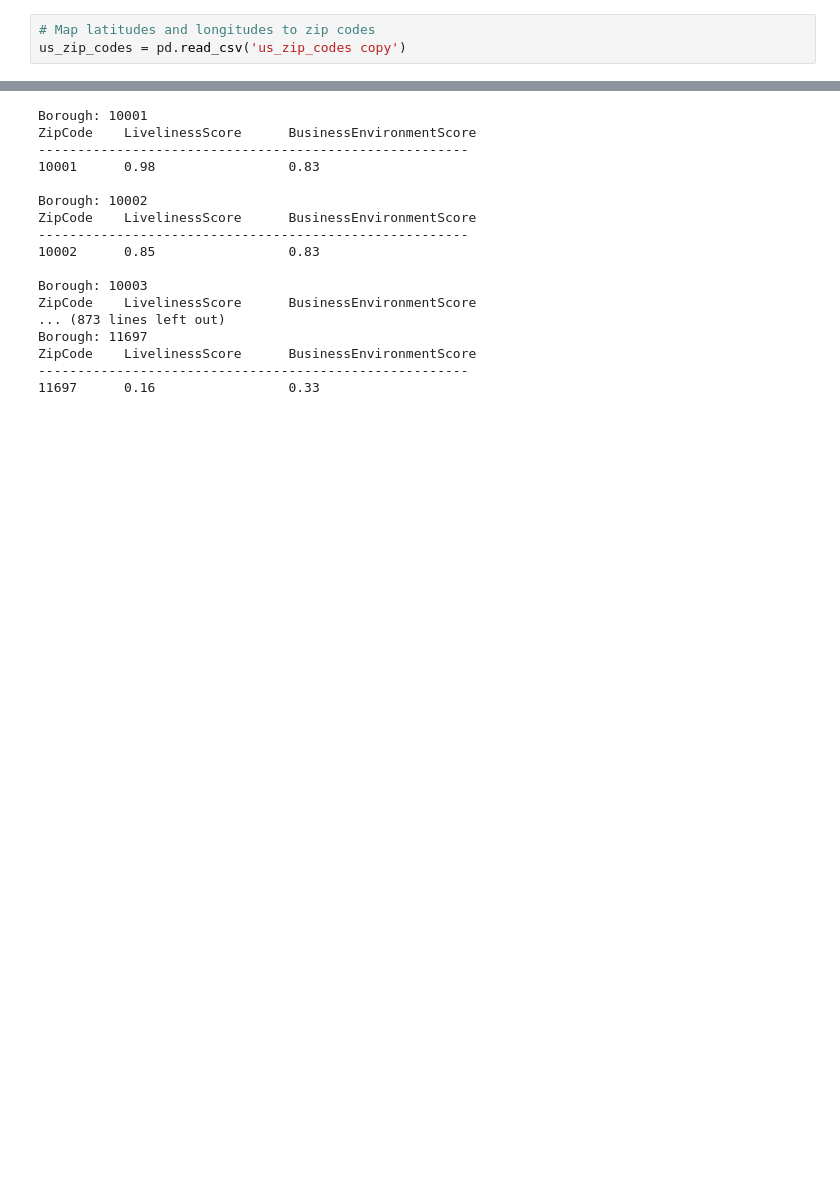
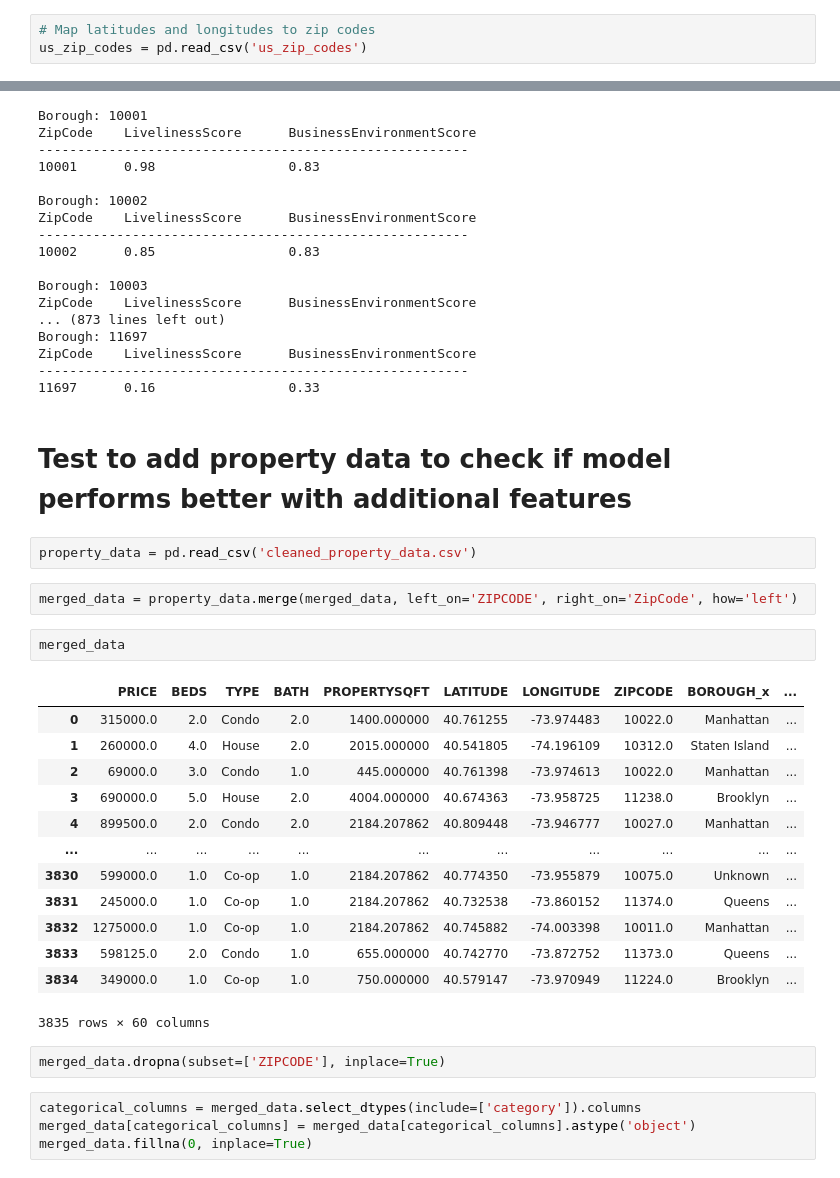
Before and after one commit to NikAkt/reiah, a Jupyter notebook: data_analytics_1/connect/connect_2_zip_2.ipynb, the cells around one changed output, grey strips where cells are left out. Cells and saved outputs as stored; diff of their text form; blank space fills up the shorter version.

```diff
--- a/data_analytics_1/connect/connect_2_zip_2.ipynb
+++ b/data_analytics_1/connect/connect_2_zip_2.ipynb
@@ -118,7 +118,7 @@ merged_data['LivelinessScore'] = np.log1p(merged_data['passenger_count'])
 merged_data['LivelinessScore'] = (merged_data['LivelinessScore'] - merged_data['LivelinessScore'].min()) / (merged_data['LivelinessScore'].max() - merged_data['LivelinessScore'].min())
 # %%
 # Map latitudes and longitudes to zip codes
-us_zip_codes = pd.read_csv('us_zip_codes copy')
+us_zip_codes = pd.read_csv('us_zip_codes')
 # %%
 # Rename columns to match your data
 us_zip_codes = us_zip_codes.rename(columns={'ZIP': 'ZipCode', 'LAT': 'Latitude', 'LNG': 'Longitude'})
@@ -183,3 +183,31 @@ Borough: 11697
 ZipCode    LivelinessScore      BusinessEnvironmentScore
 -------------------------------------------------------
 11697      0.16                 0.33
+# %% [markdown]
+# Test to add property data to check if model performs better with additional features
+# %%
+property_data = pd.read_csv('cleaned_property_data.csv')
+# %%
+merged_data = property_data.merge(merged_data, left_on='ZIPCODE', right_on='ZipCode', how='left')
+# %%
+merged_data
+# %% [output]
+|  | PRICE | BEDS | TYPE | BATH | PROPERTYSQFT | LATITUDE | LONGITUDE | ZIPCODE | BOROUGH_x | ... |
+| 0 | 315000.0 | 2.0 | Condo | 2.0 | 1400.000000 | 40.761255 | -73.974483 | 10022.0 | Manhattan | ... |
+| 1 | 260000.0 | 4.0 | House | 2.0 | 2015.000000 | 40.541805 | -74.196109 | 10312.0 | Staten Island | ... |
+| 2 | 69000.0 | 3.0 | Condo | 1.0 | 445.000000 | 40.761398 | -73.974613 | 10022.0 | Manhattan | ... |
+| 3 | 690000.0 | 5.0 | House | 2.0 | 4004.000000 | 40.674363 | -73.958725 | 11238.0 | Brooklyn | ... |
+| 4 | 899500.0 | 2.0 | Condo | 2.0 | 2184.207862 | 40.809448 | -73.946777 | 10027.0 | Manhattan | ... |
+| ... | ... | ... | ... | ... | ... | ... | ... | ... | ... | ... |
+| 3830 | 599000.0 | 1.0 | Co-op | 1.0 | 2184.207862 | 40.774350 | -73.955879 | 10075.0 | Unknown | ... |
+| 3831 | 245000.0 | 1.0 | Co-op | 1.0 | 2184.207862 | 40.732538 | -73.860152 | 11374.0 | Queens | ... |
+| 3832 | 1275000.0 | 1.0 | Co-op | 1.0 | 2184.207862 | 40.745882 | -74.003398 | 10011.0 | Manhattan | ... |
+| 3833 | 598125.0 | 2.0 | Condo | 1.0 | 655.000000 | 40.742770 | -73.872752 | 11373.0 | Queens | ... |
+| 3834 | 349000.0 | 1.0 | Co-op | 1.0 | 750.000000 | 40.579147 | -73.970949 | 11224.0 | Brooklyn | ... |
+3835 rows × 60 columns
+# %%
+merged_data.dropna(subset=['ZIPCODE'], inplace=True)
+# %%
+categorical_columns = merged_data.select_dtypes(include=['category']).columns
+merged_data[categorical_columns] = merged_data[categorical_columns].astype('object')
+merged_data.fillna(0, inplace=True)
```
Also changed, not shown: parts of 3 cells of this notebook, 16 other files.
